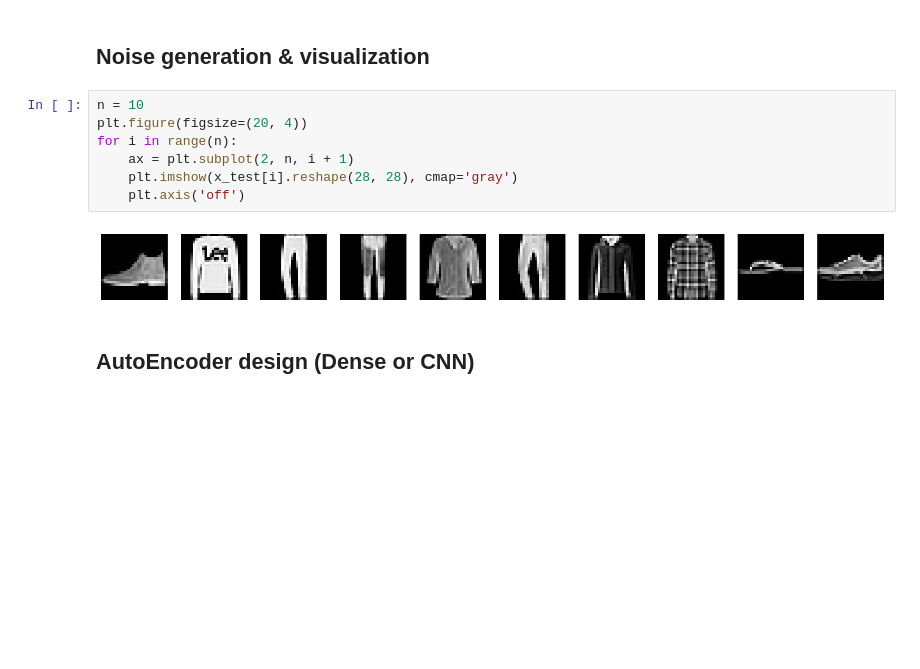
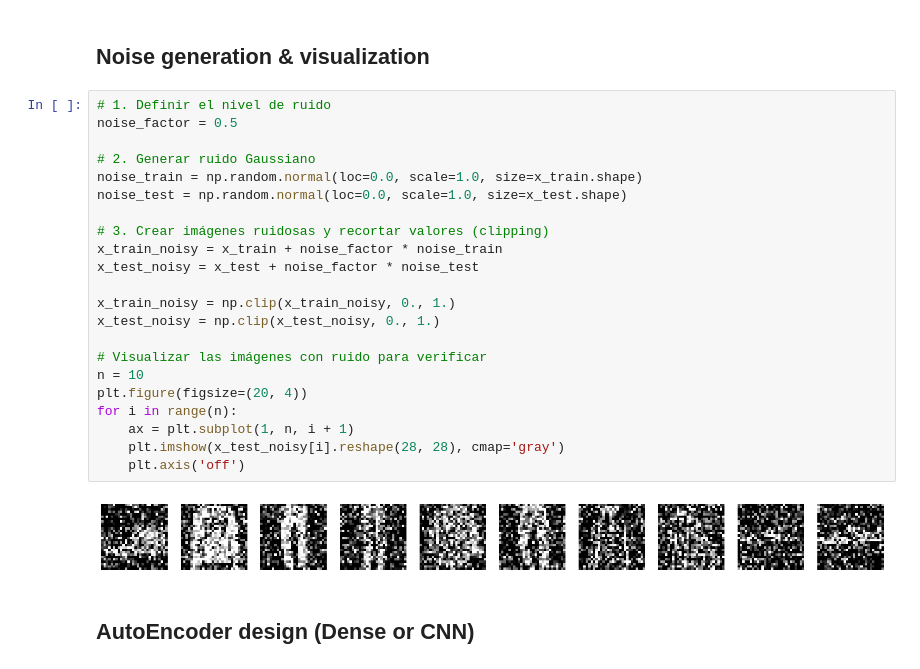
Before and after one commit to Pansocrates03/TC3007C, a Jupyter notebook: M2.deep-learning/act7-image-denoising/main.ipynb, the cells around one changed output. Cells and saved outputs as stored; diff of their text form; blank space fills up the shorter version.

Commit message:
Added image denoising

```diff
--- a/M2.deep-learning/act7-image-denoising/main.ipynb
+++ b/M2.deep-learning/act7-image-denoising/main.ipynb
@@ -21,14 +30,29 @@ x_test = np.reshape(x_test, (len(x_test), 28, 28, 1))
 # %% [markdown]
 ## Noise generation & visualization
 # %%
+# 1. Definir el nivel de ruido
+noise_factor = 0.5
+
+# 2. Generar ruido Gaussiano
+noise_train = np.random.normal(loc=0.0, scale=1.0, size=x_train.shape)
+noise_test = np.random.normal(loc=0.0, scale=1.0, size=x_test.shape)
+
+# 3. Crear imágenes ruidosas y recortar valores (clipping)
+x_train_noisy = x_train + noise_factor * noise_train
+x_test_noisy = x_test + noise_factor * noise_test
+
+x_train_noisy = np.clip(x_train_noisy, 0., 1.)
+x_test_noisy = np.clip(x_test_noisy, 0., 1.)
+
+# Visualizar las imágenes con ruido para verificar
 n = 10
 plt.figure(figsize=(20, 4))
 for i in range(n):
-    ax = plt.subplot(2, n, i + 1)
-    plt.imshow(x_test[i].reshape(28, 28), cmap='gray')
+    ax = plt.subplot(1, n, i + 1)
+    plt.imshow(x_test_noisy[i].reshape(28, 28), cmap='gray')
     plt.axis('off')
 # %% [output]
-[figure, old version]
+[figure, new version]
 # %% [markdown]
 ## AutoEncoder design (Dense or CNN)
 # %%
```
Also changed, not shown: parts of 6 cells of this notebook, 3 other files.
